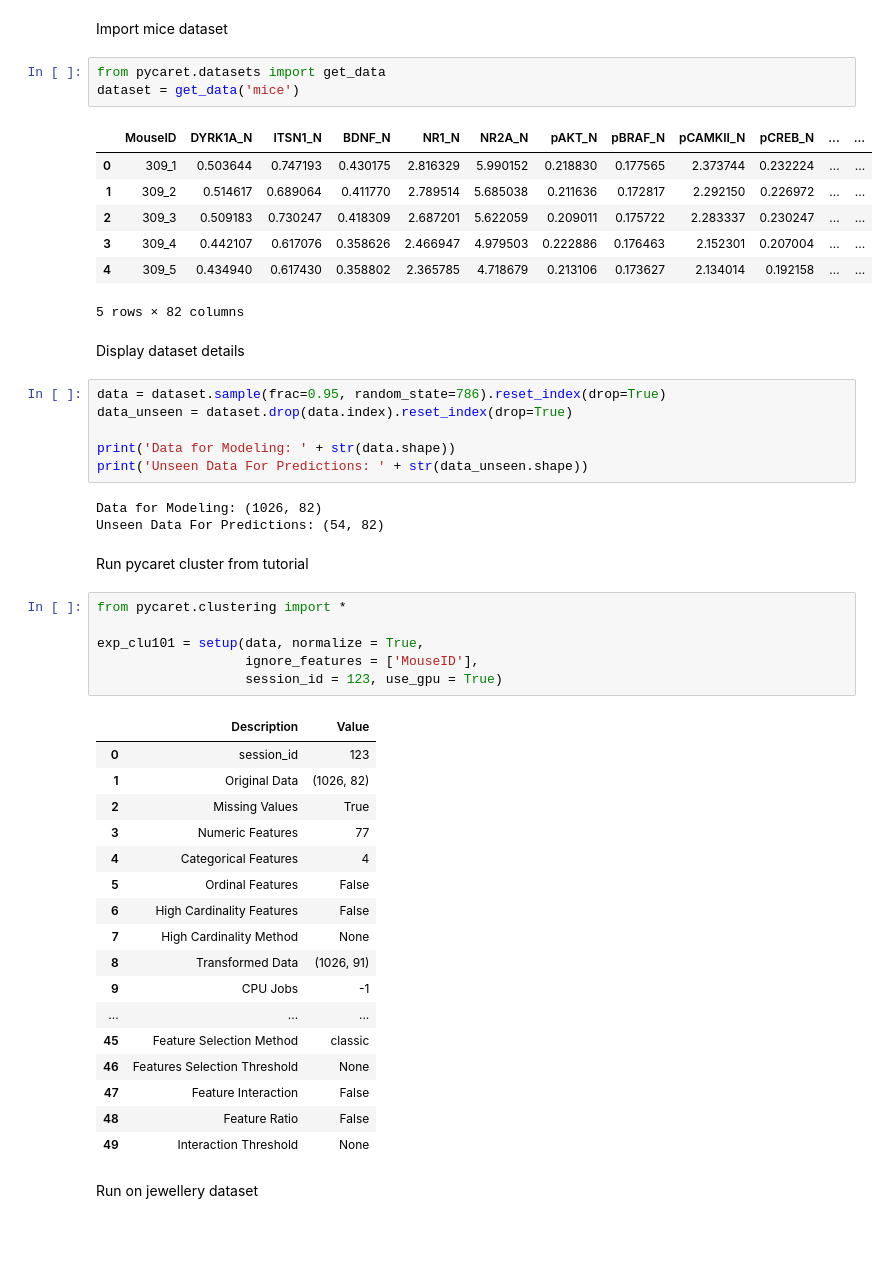
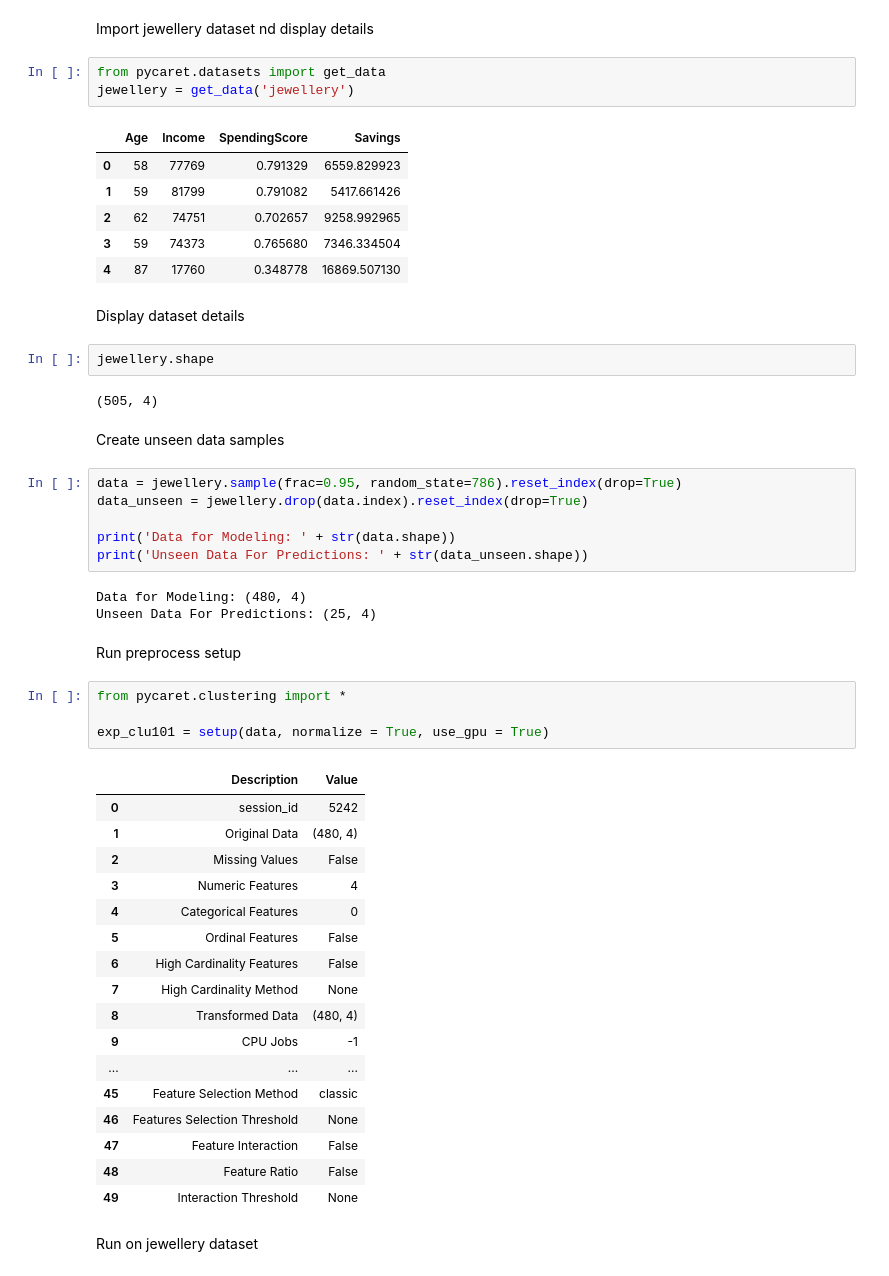
Before and after one commit to paul1409/255-assignments, a Jupyter notebook: Clustering/dbScan.ipynb, the cells around one changed output. Drawn from its saved outputs; the diff is of its cells as text; blank space fills up the shorter version.

```diff
--- a/Clustering/dbScan.ipynb
+++ b/Clustering/dbScan.ipynb
@@ -1,46 +1,49 @@
-# %% [markdown]
-Import mice dataset
+# %% [markdown]
+Import jewellery dataset nd display details
 # %%
 from pycaret.datasets import get_data
-dataset = get_data('mice')
+jewellery = get_data('jewellery')
 # %% [output]
-|  | MouseID | DYRK1A_N | ITSN1_N | BDNF_N | NR1_N | NR2A_N | pAKT_N | pBRAF_N | pCAMKII_N | pCREB_N | ... | ... |
-| 0 | 309_1 | 0.503644 | 0.747193 | 0.430175 | 2.816329 | 5.990152 | 0.218830 | 0.177565 | 2.373744 | 0.232224 | ... | ... |
-| 1 | 309_2 | 0.514617 | 0.689064 | 0.411770 | 2.789514 | 5.685038 | 0.211636 | 0.172817 | 2.292150 | 0.226972 | ... | ... |
-| 2 | 309_3 | 0.509183 | 0.730247 | 0.418309 | 2.687201 | 5.622059 | 0.209011 | 0.175722 | 2.283337 | 0.230247 | ... | ... |
-| 3 | 309_4 | 0.442107 | 0.617076 | 0.358626 | 2.466947 | 4.979503 | 0.222886 | 0.176463 | 2.152301 | 0.207004 | ... | ... |
-| 4 | 309_5 | 0.434940 | 0.617430 | 0.358802 | 2.365785 | 4.718679 | 0.213106 | 0.173627 | 2.134014 | 0.192158 | ... | ... |
+|  | Age | Income | SpendingScore | Savings |
+| 0 | 58 | 77769 | 0.791329 | 6559.829923 |
+| 1 | 59 | 81799 | 0.791082 | 5417.661426 |
+| 2 | 62 | 74751 | 0.702657 | 9258.992965 |
+| 3 | 59 | 74373 | 0.765680 | 7346.334504 |
+| 4 | 87 | 17760 | 0.348778 | 16869.507130 |
-5 rows × 82 columns
 # %% [markdown]
 Display dataset details
+# %%
+jewellery.shape
+# %% [output]
+(505, 4)
+# %% [markdown]
+Create unseen data samples
 # %%
-data = dataset.sample(frac=0.95, random_state=786).reset_index(drop=True)
-data_unseen = dataset.drop(data.index).reset_index(drop=True)
+data = jewellery.sample(frac=0.95, random_state=786).reset_index(drop=True)
+data_unseen = jewellery.drop(data.index).reset_index(drop=True)
 
 print('Data for Modeling: ' + str(data.shape))
 print('Unseen Data For Predictions: ' + str(data_unseen.shape))
 # %% [output]
-Data for Modeling: (1026, 82)
-Unseen Data For Predictions: (54, 82)
+Data for Modeling: (480, 4)
+Unseen Data For Predictions: (25, 4)
-# %% [markdown]
-Run pycaret cluster from tutorial
+# %% [markdown]
+Run preprocess setup
 # %%
 from pycaret.clustering import *
 
-exp_clu101 = setup(data, normalize = True,
-                   ignore_features = ['MouseID'],
-                   session_id = 123, use_gpu = True)
+exp_clu101 = setup(data, normalize = True, use_gpu = True)
 # %% [output]
 |  | Description | Value |
-| 0 | session_id | 123 |
-| 1 | Original Data | (1026, 82) |
-| 2 | Missing Values | True |
-| 3 | Numeric Features | 77 |
-| 4 | Categorical Features | 4 |
+| 0 | session_id | 5242 |
+| 1 | Original Data | (480, 4) |
+| 2 | Missing Values | False |
+| 3 | Numeric Features | 4 |
+| 4 | Categorical Features | 0 |
 | 5 | Ordinal Features | False |
 | 6 | High Cardinality Features | False |
 | 7 | High Cardinality Method | None |
-| 8 | Transformed Data | (1026, 91) |
+| 8 | Transformed Data | (480, 4) |
 | 9 | CPU Jobs | -1 |
 | ... | ... | ... |
 | 45 | Feature Selection Method | classic |
```
Also changed, not shown: parts of 13 cells of this notebook.
